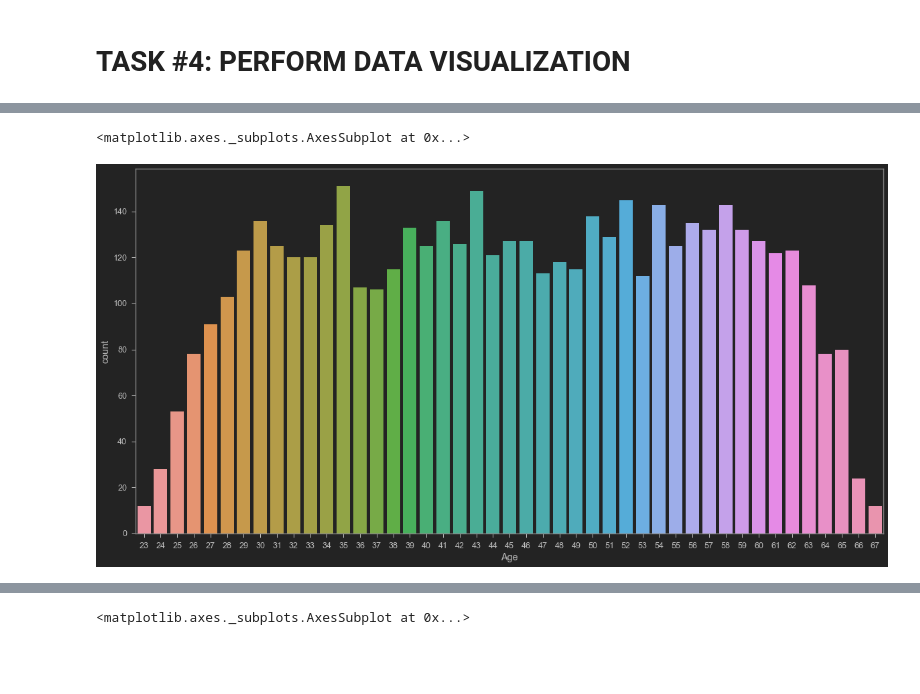
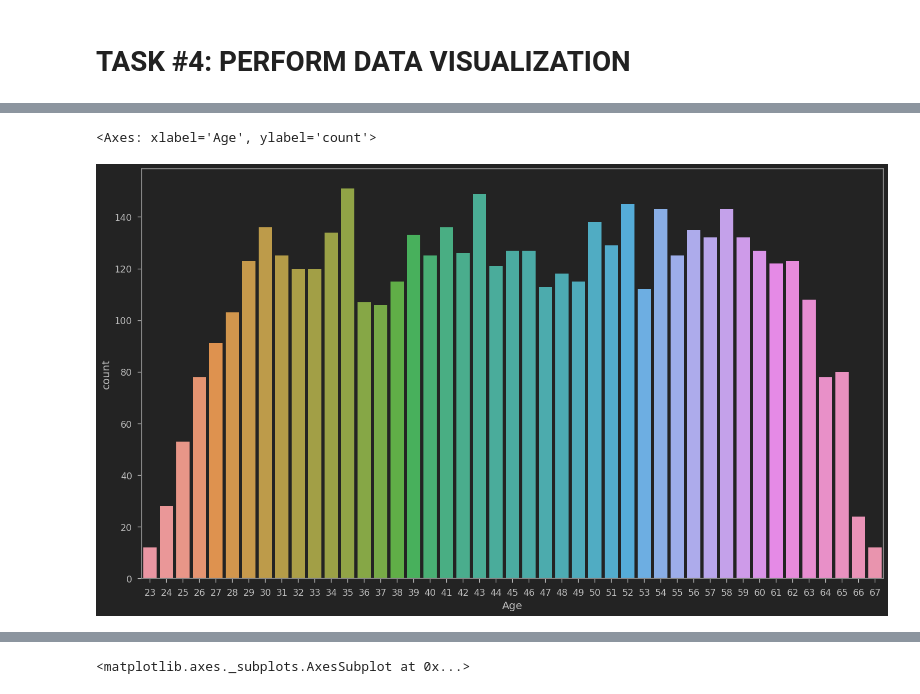
Before and after one commit to Usama-Amjad/Bank-Loan-Approval, a Jupyter notebook: Bank_Loan_Approval.ipynb, the cells around one changed output, grey strips where cells are left out. Drawn from its saved outputs; the diff is of its cells as text; code cells hidden in the pictures; blank space fills up the shorter version.

```diff
--- a/Bank_Loan_Approval.ipynb
+++ b/Bank_Loan_Approval.ipynb
@@ -174,9 +180,11 @@ print(accepted_customers_percent,'%')
 # %%
 # Visualize Age
 # Uniform distribution between 30-60 years
+plt.figure(figsize=(18,10))
+sns.countplot(x=bank_df['Age'])
 # %% [output]
-<matplotlib.axes._subplots.AxesSubplot at 0x...>
+<Axes: xlabel='Age', ylabel='count'>
-[figure, old version]
+[figure, new version]
 # %%
 # Visualize credit card availability feature
 # Recall that ~29% of customers have credit cards
```
Also changed, not shown: parts of 4 cells of this notebook.
